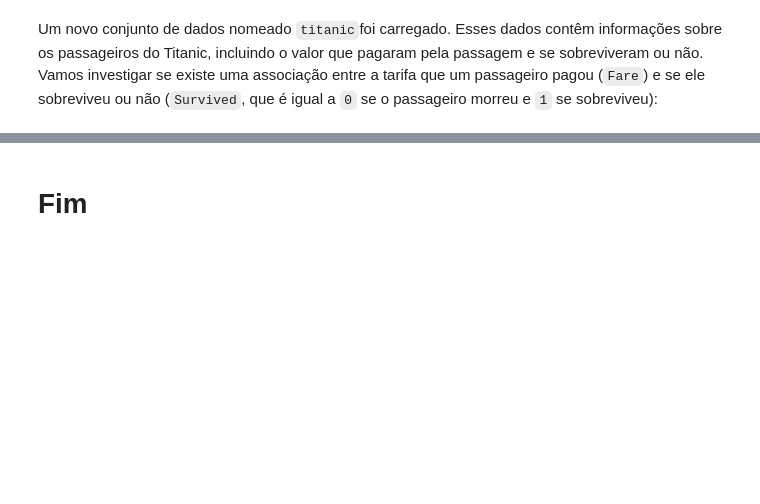
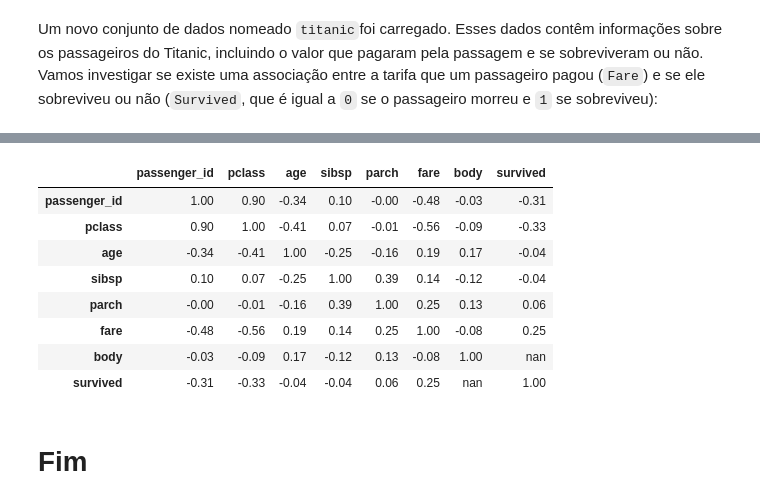
Before and after one commit to Victor-Fiamoncini/atv_ml_01, a Jupyter notebook: src/Exercícios Análise Exploratória.ipynb, the cells around one changed output, grey strips where cells are left out. Cells and saved outputs as stored; diff of their text form; code cells hidden in the pictures; blank space fills up the shorter version.

```diff
--- a/src/Exercícios Análise Exploratória.ipynb
+++ b/src/Exercícios Análise Exploratória.ipynb
@@ -247,0 +291,14 @@ Um novo conjunto de dados nomeado `titanic`foi carregado. Esses dados contêm in
+# %%
+# Item 05 - Olhando de maneira geral para o dataset, as colunas possuem baixa correlação.
+matriz_correlacao = titanic.corr()
+matriz_correlacao.style.background_gradient(cmap='coolwarm').set_precision(2)
+# %% [output]
+|  | passenger_id | pclass | age | sibsp | parch | fare | body | survived |
+| passenger_id | 1.00 | 0.90 | -0.34 | 0.10 | -0.00 | -0.48 | -0.03 | -0.31 |
+| pclass | 0.90 | 1.00 | -0.41 | 0.07 | -0.01 | -0.56 | -0.09 | -0.33 |
+| age | -0.34 | -0.41 | 1.00 | -0.25 | -0.16 | 0.19 | 0.17 | -0.04 |
+| sibsp | 0.10 | 0.07 | -0.25 | 1.00 | 0.39 | 0.14 | -0.12 | -0.04 |
+| parch | -0.00 | -0.01 | -0.16 | 0.39 | 1.00 | 0.25 | 0.13 | 0.06 |
+| fare | -0.48 | -0.56 | 0.19 | 0.14 | 0.25 | 1.00 | -0.08 | 0.25 |
+| body | -0.03 | -0.09 | 0.17 | -0.12 | 0.13 | -0.08 | 1.00 | nan |
+| survived | -0.31 | -0.33 | -0.04 | -0.04 | 0.06 | 0.25 | nan | 1.00 |
```
Also changed, not shown: parts of 9 cells of this notebook.
